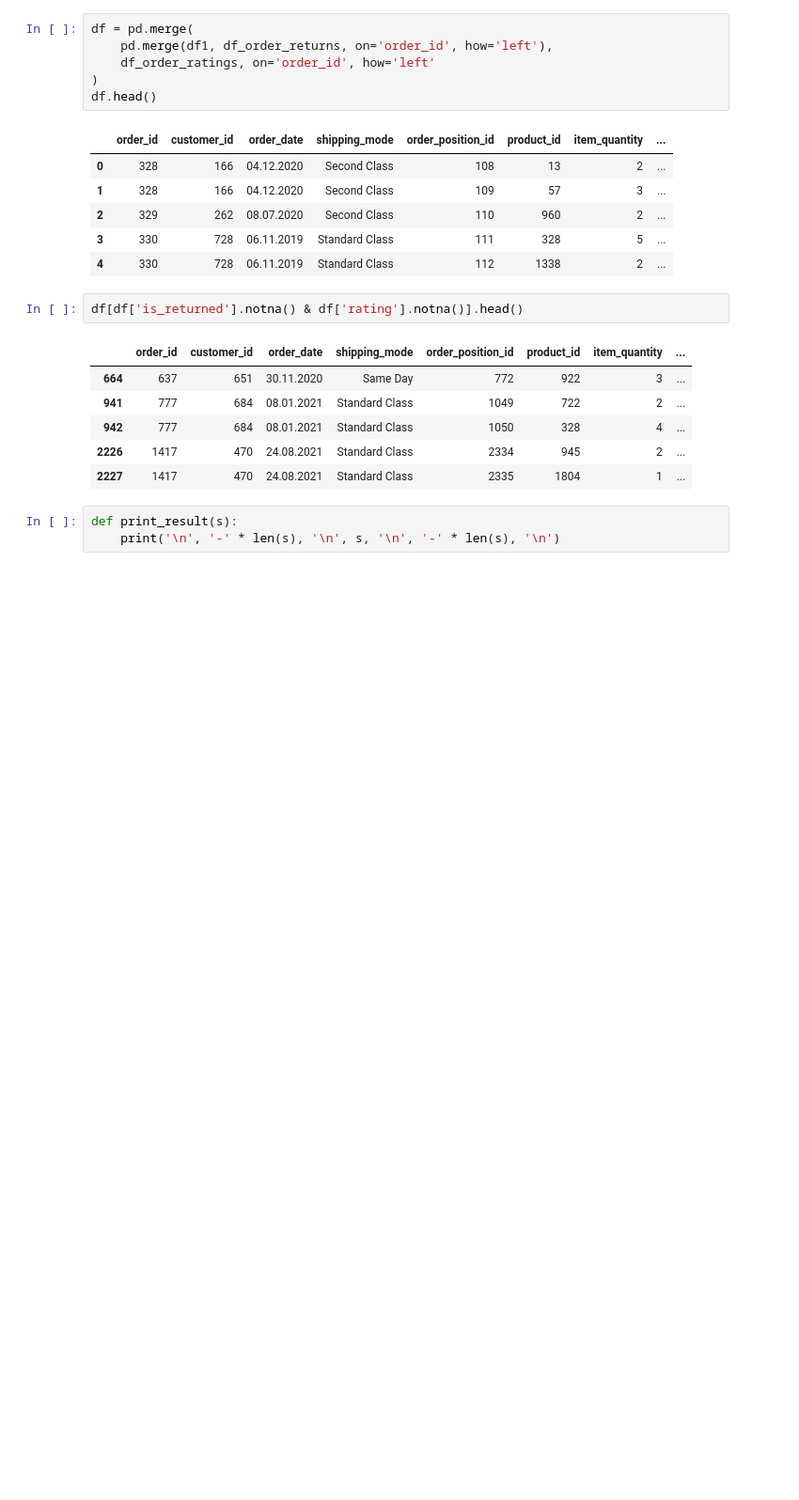
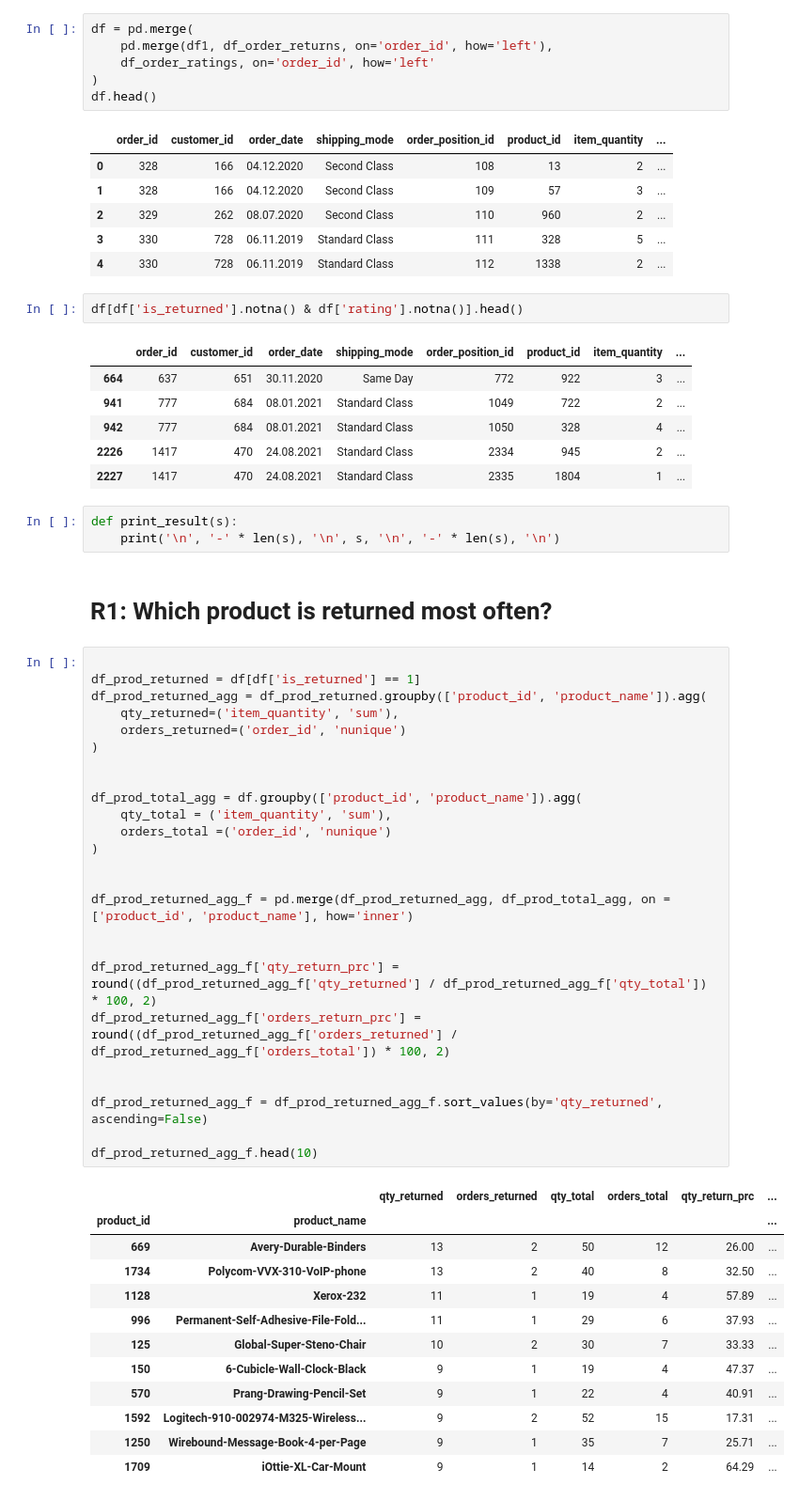
Before and after one commit to dawid-platek/Python_kajodata_course, a Jupyter notebook: PROJECT/Project.ipynb, the cells around one changed output. Shown at 94% size. Drawn from its saved outputs; the diff is of its cells as text; blank space fills up the shorter version.

```diff
--- a/PROJECT/Project.ipynb
+++ b/PROJECT/Project.ipynb
@@ -267,3 +267,43 @@ df[df['is_returned'].notna() & df['rating'].notna()].head()
 # %%
 def print_result(s):
     print('\n', '-' * len(s), '\n', s, '\n', '-' * len(s), '\n')
+# %% [markdown]
+# R1: Which product is returned most often?
+# %%
+
+df_prod_returned = df[df['is_returned'] == 1]
+df_prod_returned_agg = df_prod_returned.groupby(['product_id', 'product_name']).agg(
+    qty_returned=('item_quantity', 'sum'),
+    orders_returned=('order_id', 'nunique')
+)
+
+
+df_prod_total_agg = df.groupby(['product_id', 'product_name']).agg(
+    qty_total = ('item_quantity', 'sum'),
+    orders_total =('order_id', 'nunique')
+)
+
+
+df_prod_returned_agg_f = pd.merge(df_prod_returned_agg, df_prod_total_agg, on = ['product_id', 'product_name'], how='inner')
+
+
+df_prod_returned_agg_f['qty_return_prc'] =  round((df_prod_returned_agg_f['qty_returned'] / df_prod_returned_agg_f['qty_total']) * 100, 2)
+df_prod_returned_agg_f['orders_return_prc'] =  round((df_prod_returned_agg_f['orders_returned'] / df_prod_returned_agg_f['orders_total']) * 100, 2)
+
+
+df_prod_returned_agg_f = df_prod_returned_agg_f.sort_values(by='qty_returned', ascending=False)
+
+df_prod_returned_agg_f.head(10)
+# %% [output]
+|  |  | qty_returned | orders_returned | qty_total | orders_total | qty_return_prc | ... |
+| product_id | product_name |  |  |  |  |  | ... |
+| 669 | Avery-Durable-Binders | 13 | 2 | 50 | 12 | 26.00 | ... |
+| 1734 | Polycom-VVX-310-VoIP-phone | 13 | 2 | 40 | 8 | 32.50 | ... |
+| 1128 | Xerox-232 | 11 | 1 | 19 | 4 | 57.89 | ... |
+| 996 | Permanent-Self-Adhesive-File-Fold... | 11 | 1 | 29 | 6 | 37.93 | ... |
+| 125 | Global-Super-Steno-Chair | 10 | 2 | 30 | 7 | 33.33 | ... |
+| 150 | 6-Cubicle-Wall-Clock-Black | 9 | 1 | 19 | 4 | 47.37 | ... |
+| 570 | Prang-Drawing-Pencil-Set | 9 | 1 | 22 | 4 | 40.91 | ... |
+| 1592 | Logitech-910-002974-M325-Wireless... | 9 | 2 | 52 | 15 | 17.31 | ... |
+| 1250 | Wirebound-Message-Book-4-per-Page | 9 | 1 | 35 | 7 | 25.71 | ... |
+| 1709 | iOttie-XL-Car-Mount | 9 | 1 | 14 | 2 | 64.29 | ... |
```
